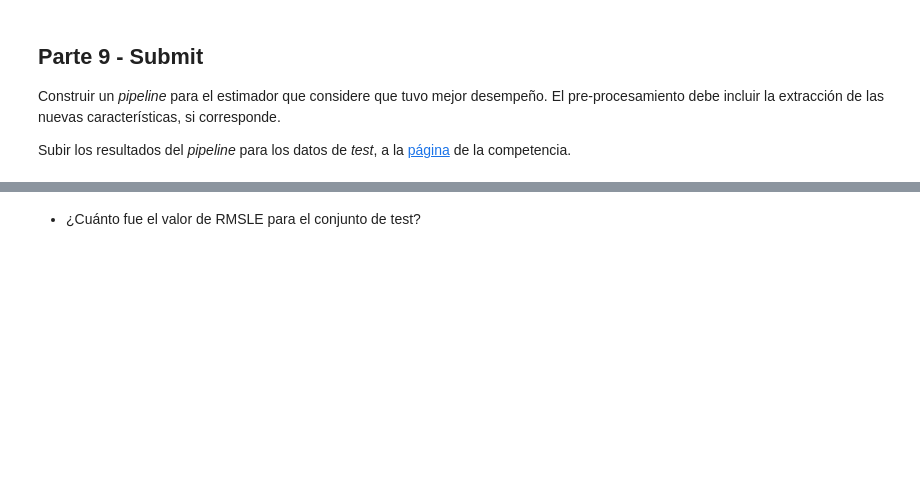
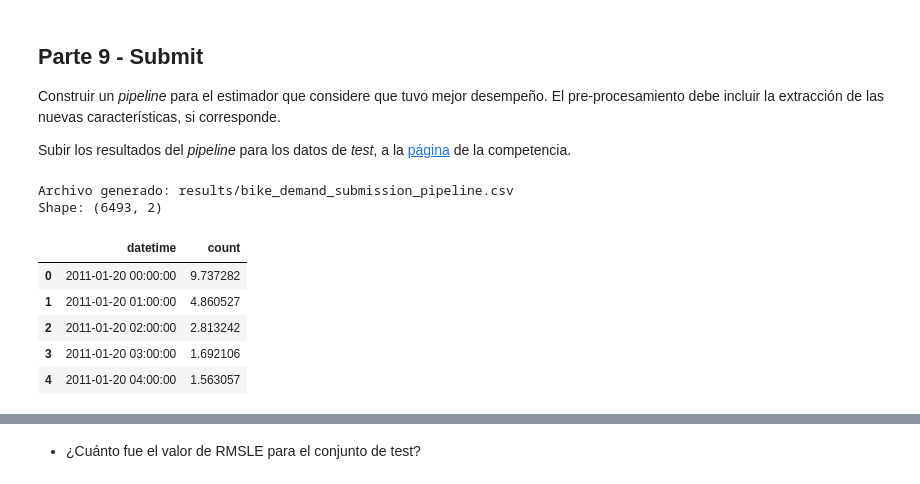
Before and after one commit to srodriguez-lefebre/Machine-Learning-Notebooks, a Jupyter notebook: 3TAA_demanda_de_bicicletas.ipynb, the cells around one changed output, grey strips where cells are left out. Drawn from its saved outputs; the diff is of its cells as text; code cells hidden in the pictures; blank space fills up the shorter version.

```diff
--- a/3TAA_demanda_de_bicicletas.ipynb
+++ b/3TAA_demanda_de_bicicletas.ipynb
@@ -1407,3 +1708,35 @@ Random Forest RMSLE sobre todo train: 0.1105
 Construir un *pipeline* para el estimador que considere que tuvo mejor desempeño. El pre-procesamiento debe incluir la extracción de las nuevas características, si corresponde.
 
 Subir los resultados del *pipeline* para los datos de *test*,  a la [página](https://www.kaggle.com/c/bike-sharing-demand/submissions) de la competencia.
+# %%
+from pathlib import Path
+
+# Cargar datos de test y plantilla de submission provista por Kaggle
+df_test             = pd.read_csv("data/data_taller3/test.csv")
+submission_template = pd.read_csv("data/data_taller3/sampleSubmission.csv")
+
+# Predicciones con el mejor pipeline (Parte 8)
+test_predictions = np.maximum(best_pipeline.predict(df_test), 0)   # la demanda no puede ser negativa
+
+# Construir la submission a partir de la plantilla (garantiza formato correcto)
+submission = submission_template.copy()
+submission["count"] = test_predictions
+
+# Guardar CSV
+results_dir = Path("results")
+results_dir.mkdir(exist_ok=True)
+submission_path = results_dir / "bike_demand_submission_pipeline.csv"
+submission.to_csv(submission_path, index=False)
+
+print(f"Archivo generado: {submission_path}")
+print(f"Shape: {submission.shape}")
+display(submission.head())
+# %% [output]
+Archivo generado: results/bike_demand_submission_pipeline.csv
+Shape: (6493, 2)
+|  | datetime | count |
+| 0 | 2011-01-20 00:00:00 | 9.737282 |
+| 1 | 2011-01-20 01:00:00 | 4.860527 |
+| 2 | 2011-01-20 02:00:00 | 2.813242 |
+| 3 | 2011-01-20 03:00:00 | 1.692106 |
+| 4 | 2011-01-20 04:00:00 | 1.563057 |
```
Also changed, not shown: parts of 10 cells of this notebook.
